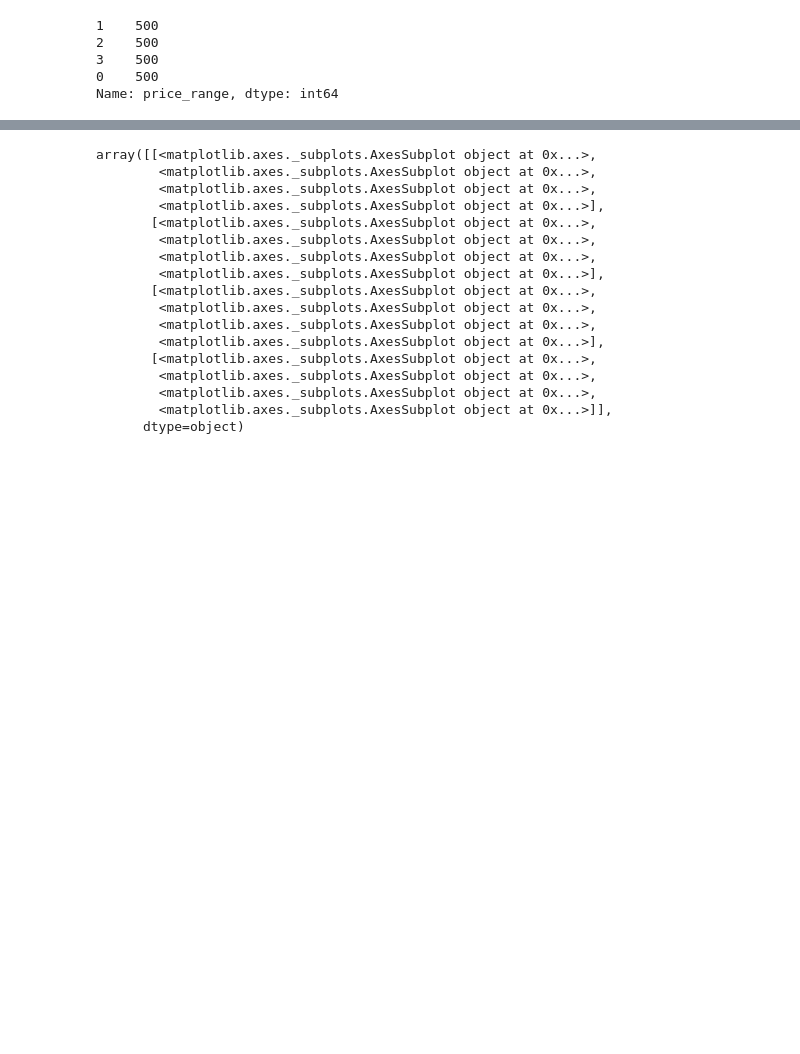
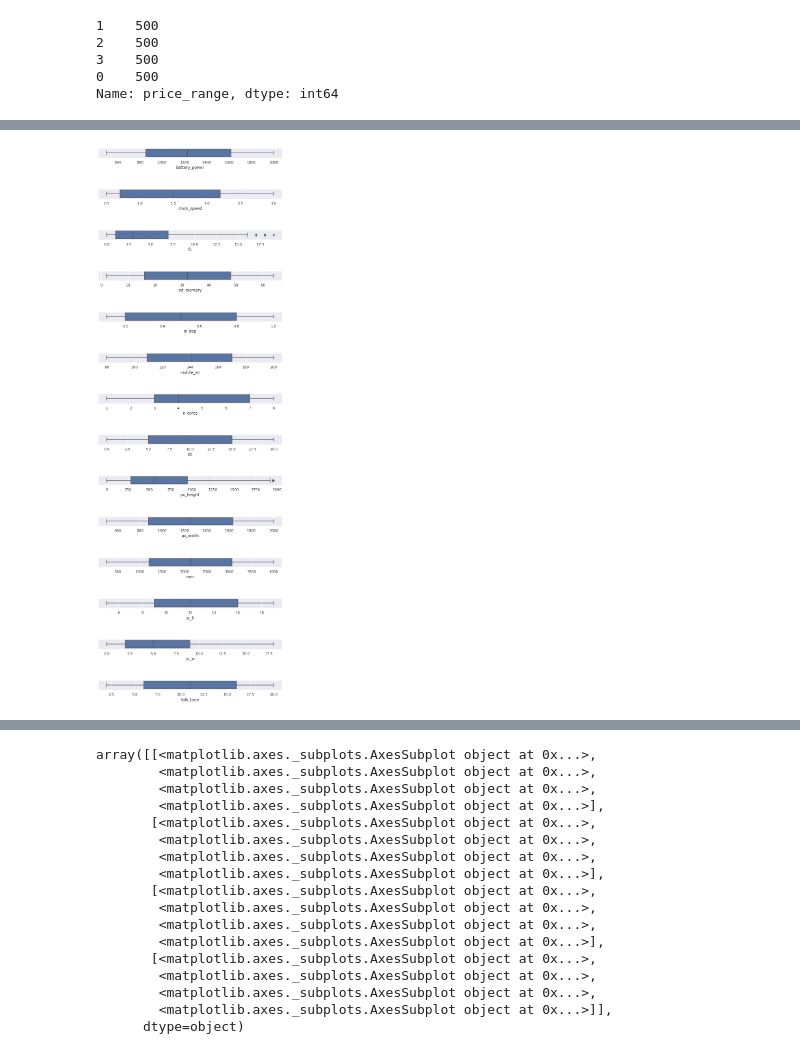
Before and after one commit to AbhijeetS1112/Mobile_price_range_prediction, a Jupyter notebook: Mobile_Price_Range_Prediction.ipynb, the cells around one changed output, grey strips where cells are left out. Saved outputs shown, nothing was run; the diff lists cells and outputs as text; code cells hidden in the pictures; blank space fills up the shorter version.

```diff
--- a/Mobile_Price_Range_Prediction.ipynb
+++ b/Mobile_Price_Range_Prediction.ipynb
@@ -141,0 +177,13 @@ Name: price_range, dtype: int64
+# %%
+#Checking for outliers
+
+fig = plt.figure(figsize=(8,25))
+c=1
+for i in numerical_columns :
+    plt.subplot(15,1, c)
+    plt.xlabel('Distibution of {}'.format(i))
+    sns.boxplot(x=i,data=df)
+    c = c + 1
+plt.tight_layout(pad=0.4, w_pad=0.5, h_pad=5.0)
+# %% [output]
+[figure, added]
```
Also changed, not shown: parts of 63 cells of this notebook.
